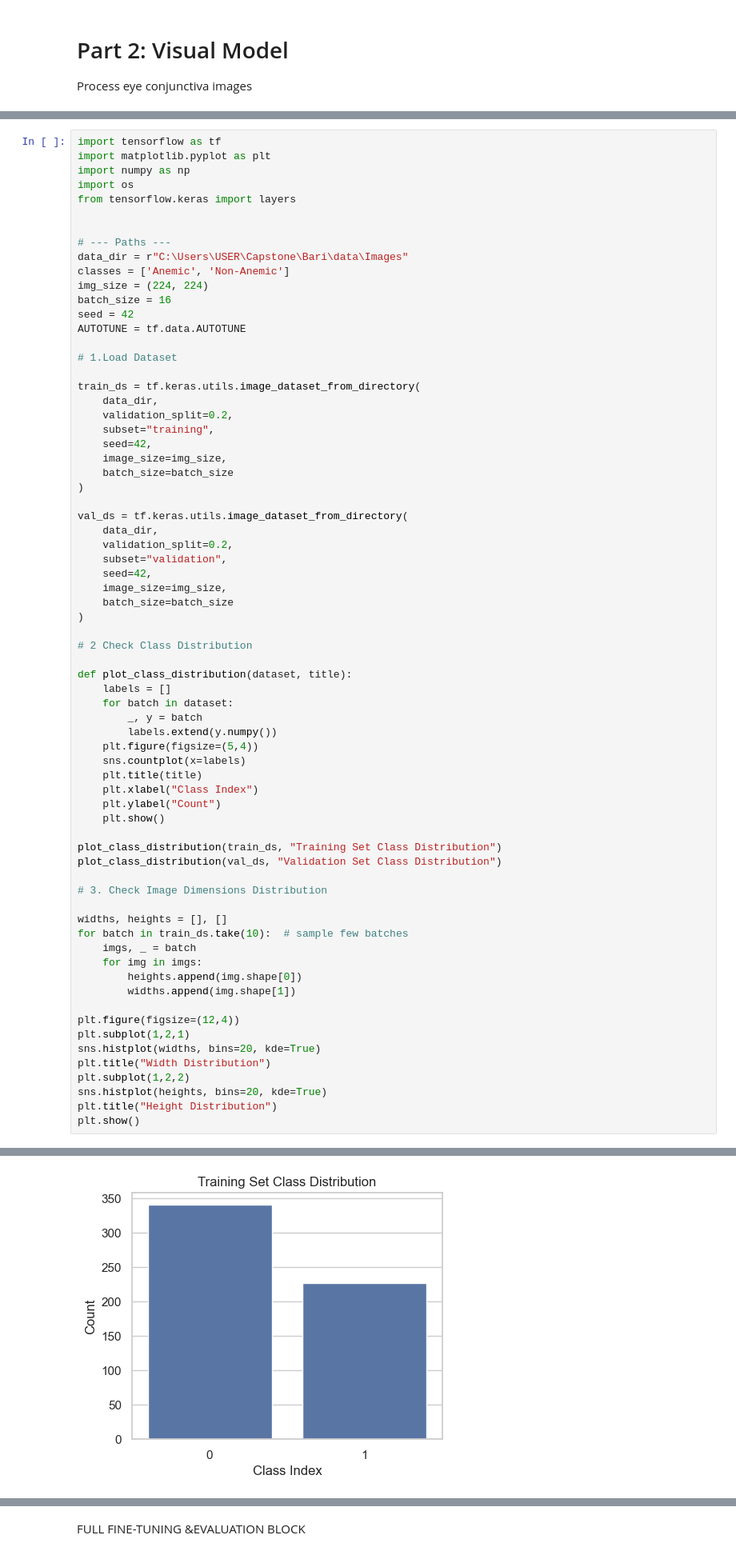
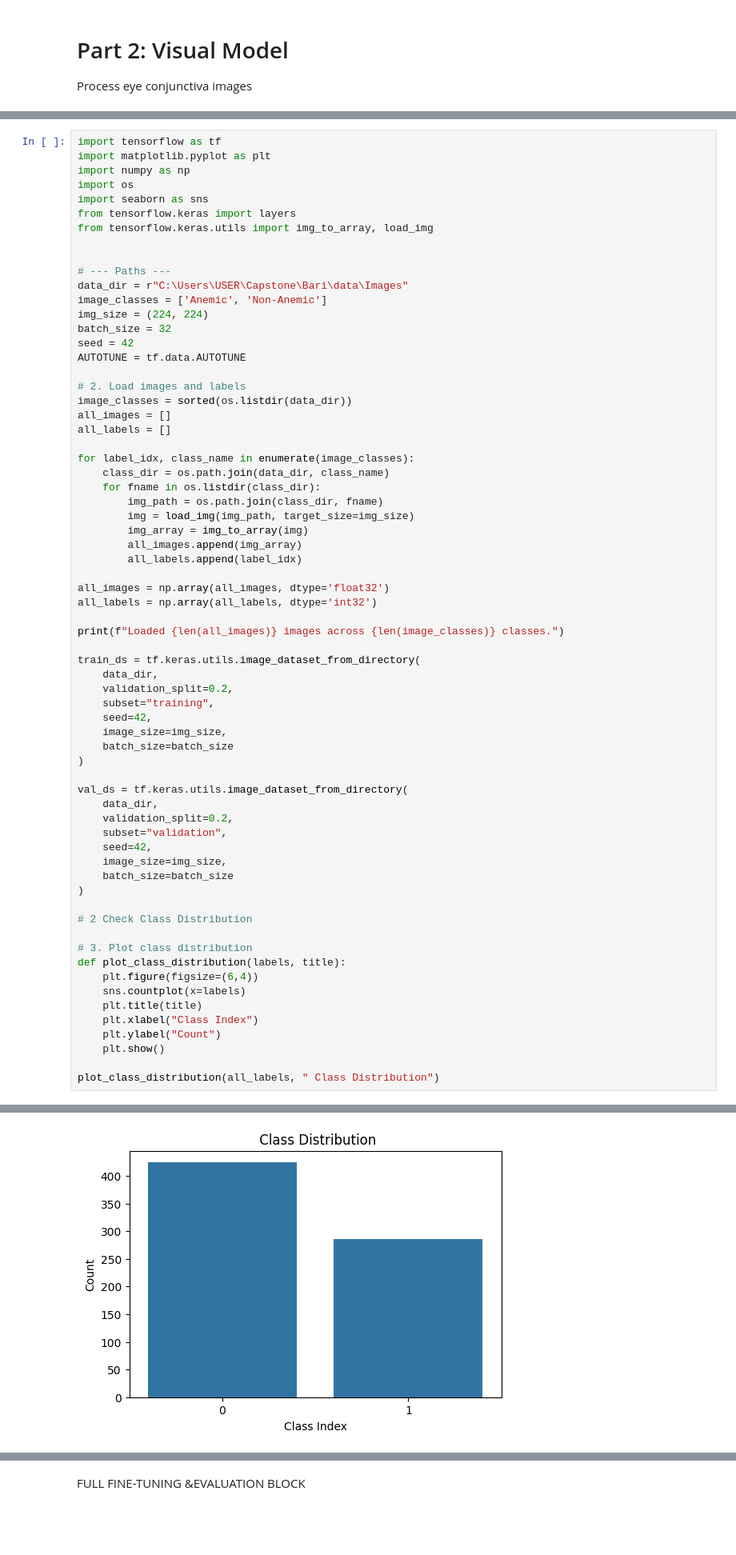
Before and after one commit to nitekar/Bari, a Jupyter notebook: Notebook/Bari.ipynb, the cells around one changed output, grey strips where cells are left out. Shown at 80% size. Cells and saved outputs as stored; diff of their text form; blank space fills up the shorter version.

```diff
--- a/Notebook/Bari.ipynb
+++ b/Notebook/Bari.ipynb
@@ -958,18 +1157,37 @@ import tensorflow as tf
 import matplotlib.pyplot as plt
 import numpy as np
 import os
+import seaborn as sns
 from tensorflow.keras import layers
+from tensorflow.keras.utils import img_to_array, load_img
 
 
 # --- Paths ---
 data_dir = r"C:\Users\USER\Capstone\Bari\data\Images"
-classes = ['Anemic', 'Non-Anemic']
+image_classes = ['Anemic', 'Non-Anemic']
 img_size = (224, 224)
-batch_size = 16
+batch_size = 32
 seed = 42
 AUTOTUNE = tf.data.AUTOTUNE
 
-# 1.Load Dataset
+# 2. Load images and labels
+image_classes = sorted(os.listdir(data_dir))
+all_images = []
+all_labels = []
+
+for label_idx, class_name in enumerate(image_classes):
+    class_dir = os.path.join(data_dir, class_name)
+    for fname in os.listdir(class_dir):
+        img_path = os.path.join(class_dir, fname)
+        img = load_img(img_path, target_size=img_size)
+        img_array = img_to_array(img)
+        all_images.append(img_array)
+        all_labels.append(label_idx)
+
+all_images = np.array(all_images, dtype='float32')
+all_labels = np.array(all_labels, dtype='int32')
+
+print(f"Loaded {len(all_images)} images across {len(image_classes)} classes.")
 
 train_ds = tf.keras.utils.image_dataset_from_directory(
     data_dir,
@@ -991,36 +1209,14 @@ val_ds = tf.keras.utils.image_dataset_from_directory(
 
 # 2 Check Class Distribution
 
-def plot_class_distribution(dataset, title):
-    labels = []
-    for batch in dataset:
-        _, y = batch
-        labels.extend(y.numpy())
-    plt.figure(figsize=(5,4))
+# 3. Plot class distribution
+def plot_class_distribution(labels, title):
+    plt.figure(figsize=(6,4))
     sns.countplot(x=labels)
     plt.title(title)
     plt.xlabel("Class Index")
     plt.ylabel("Count")
     plt.show()
 
-plot_class_distribution(train_ds, "Training Set Class Distribution")
-plot_class_distribution(val_ds, "Validation Set Class Distribution")
-
-# 3. Check Image Dimensions Distribution
-
-widths, heights = [], []
-for batch in train_ds.take(10):  # sample few batches
-    imgs, _ = batch
-    for img in imgs:
-        heights.append(img.shape[0])
-        widths.append(img.shape[1])
-
-plt.figure(figsize=(12,4))
-plt.subplot(1,2,1)
-sns.histplot(widths, bins=20, kde=True)
-plt.title("Width Distribution")
-plt.subplot(1,2,2)
-sns.histplot(heights, bins=20, kde=True)
-plt.title("Height Distribution")
-plt.show()
+plot_class_distribution(all_labels, " Class Distribution")
 # %% [output]
@@ -1027,5 +1224,5 @@ plt.show()
 Found 710 files belonging to 2 classes.
 Using 568 files for training.
 Found 710 files belonging to 2 classes.
 Using 142 files for validation.
-[figure, old version]
+[figure, new version]
```
Also changed, not shown: parts of 19 cells of this notebook, 37 other files.
